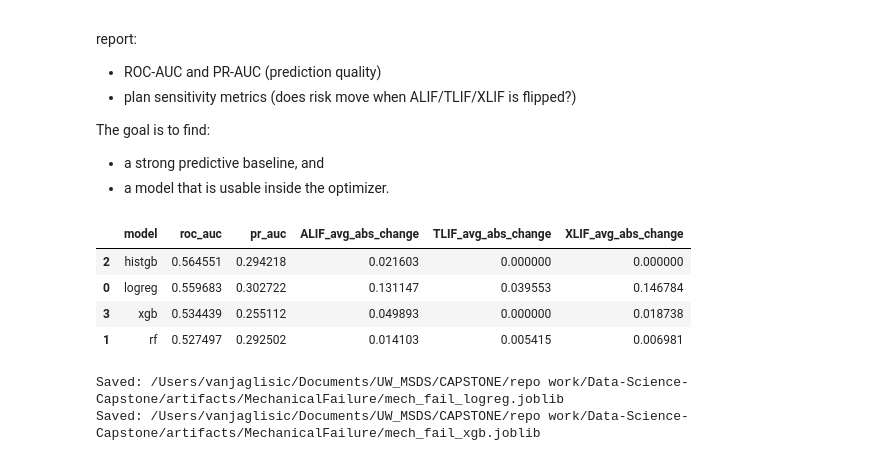
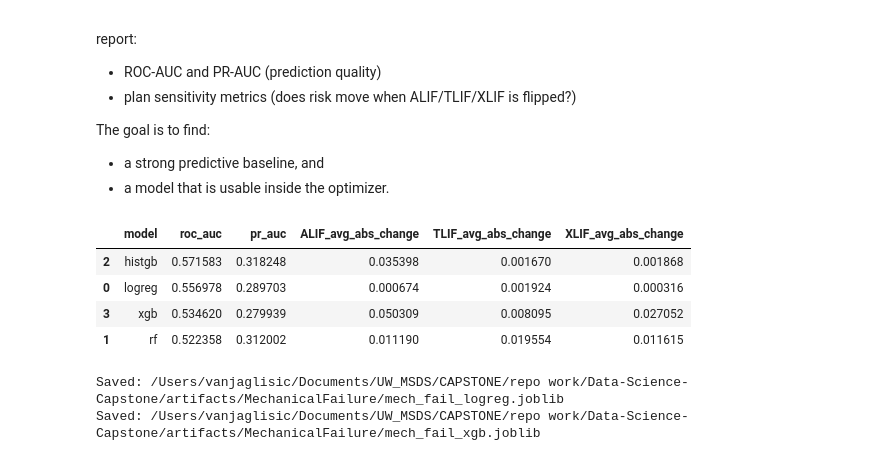
Before and after one commit to 124578-UW/Data-Science-Capstone, a Jupyter notebook: notebooks/01_mech_failure_model.ipynb, the cells around one changed output. Saved outputs shown, nothing was run; the diff lists cells and outputs as text; code cells hidden in the pictures.

```diff
--- a/notebooks/01_mech_failure_model.ipynb
+++ b/notebooks/01_mech_failure_model.ipynb
@@ -34,7 +34,8 @@ sys.path.insert(0, str(Path.cwd().parent))
 from src.config import (
     DATA_PROCESSED,
     MECH_FAIL_FEATURES,
-    MECH_FAIL_TARGET
+    MECH_FAIL_TARGET,
+    BINARY_INDICATOR_COLS
 )
 
 import pandas as pd
@@ -50,15 +51,21 @@ missing = set(MECH_FAIL_FEATURES + [MECH_FAIL_TARGET]) - set(df.columns)
 if missing:
     raise ValueError(f"Missing columns: {missing}")
 
+# Treat binary indicators as categorical
+for col in BINARY_INDICATOR_COLS:
+    if col in df.columns:
+        df[col] = df[col].astype("category")
+
 # Create X and y
 X = df[MECH_FAIL_FEATURES].copy()
 y = df[MECH_FAIL_TARGET].copy()
 
 mask = y.notna()
 X = X.loc[mask]
+
 y = y.loc[mask].astype(int)
+print("Target distribution:\n", y.value_counts())
 
+print("X shape:", X.shape)
 print("ODI dtype:", X["ODI_preop"].dtype)
-print("X shape:", X.shape)
-print("Target distribution:\n", y.value_counts())
 # %% [output]
@@ -104,7 +111,7 @@ from sklearn.model_selection import StratifiedKFold, cross_val_predict
 from sklearn.compose import ColumnTransformer
 from sklearn.pipeline import Pipeline
 from sklearn.impute import SimpleImputer
-from sklearn.preprocessing import OneHotEncoder, StandardScaler
+from sklearn.preprocessing import TargetEncoder, StandardScaler
 from sklearn.linear_model import LogisticRegression
 
 cat_cols = X.select_dtypes(include=["object", "category", "string"]).columns.tolist()
@@ -119,7 +126,7 @@ preprocess = ColumnTransformer(
         ]), num_cols),
         ("cat", Pipeline([
             ("imputer", SimpleImputer(strategy="most_frequent")),
-            ("onehot", OneHotEncoder(handle_unknown="ignore"))
+            ("encoder", TargetEncoder(smooth="auto"))
         ]), cat_cols),
     ]
 )
@@ -355,7 +362,7 @@ from sklearn.model_selection import StratifiedKFold, cross_val_predict
 from sklearn.compose import ColumnTransformer
 from sklearn.pipeline import Pipeline
 from sklearn.impute import SimpleImputer
-from sklearn.preprocessing import OneHotEncoder, StandardScaler
+from sklearn.preprocessing import TargetEncoder, StandardScaler
 
 from sklearn.linear_model import LogisticRegression
 from sklearn.ensemble import RandomForestClassifier, HistGradientBoostingClassifier
@@ -375,13 +382,13 @@ preprocess_lr = ColumnTransformer([
     ("num", Pipeline([("imp", SimpleImputer(strategy="median")),
                       ("sc", StandardScaler())]), num_cols),
     ("cat", Pipeline([("imp", SimpleImputer(strategy="most_frequent")),
-                      ("oh", OneHotEncoder(handle_unknown="ignore"))]), cat_cols),
+                      ("enc", TargetEncoder(smooth="auto"))]), cat_cols),
 ])
 
 preprocess_tree = ColumnTransformer([
     ("num", Pipeline([("imp", SimpleImputer(strategy="median"))]), num_cols),
     ("cat", Pipeline([("imp", SimpleImputer(strategy="most_frequent")),
-                      ("oh", OneHotEncoder(handle_unknown="ignore"))]), cat_cols),
+                      ("enc", TargetEncoder(smooth="auto"))]), cat_cols),
 ])
 
 cv = StratifiedKFold(n_splits=5, shuffle=True, random_state=42)
@@ -458,37 +465,37 @@ results.append(eval_model(
     "histgb",
     preprocess_tree,
     HistGradientBoostingClassifier(
         random_state=42,
         max_depth=3,
         learning_rate=0.05,
         max_iter=400
     )
 ))
 
 # XGBoost (conservative config for small n)
 results.append(eval_model(
     "xgb",
     preprocess_tree,
     XGBClassifier(
         n_estimators=400,
         learning_rate=0.05,
         max_depth=2,
         subsample=0.9,
         colsample_bytree=0.9,
         reg_lambda=1.0,
         min_child_weight=5,
         random_state=42,
         eval_metric="logloss"
     )
 ))
 
 pd.DataFrame(results).sort_values(by=["roc_auc", "pr_auc"], ascending=False)
 # %% [output]
 |  | model | roc_auc | pr_auc | ALIF_avg_abs_change | TLIF_avg_abs_change | XLIF_avg_abs_change |
-| 2 | histgb | 0.564551 | 0.294218 | 0.021603 | 0.000000 | 0.000000 |
-| 0 | logreg | 0.559683 | 0.302722 | 0.131147 | 0.039553 | 0.146784 |
-| 3 | xgb | 0.534439 | 0.255112 | 0.049893 | 0.000000 | 0.018738 |
-| 1 | rf | 0.527497 | 0.292502 | 0.014103 | 0.005415 | 0.006981 |
+| 2 | histgb | 0.571583 | 0.318248 | 0.035398 | 0.001670 | 0.001868 |
+| 0 | logreg | 0.556978 | 0.289703 | 0.000674 | 0.001924 | 0.000316 |
+| 3 | xgb | 0.534620 | 0.279939 | 0.050309 | 0.008095 | 0.027052 |
+| 1 | rf | 0.522358 | 0.312002 | 0.011190 | 0.019554 | 0.011615 |
 # %%
 # Refit final models on full dataset (for saving)
 pipe_logreg = Pipeline([
```
Also changed, not shown: parts of 15 cells of this notebook, 4 other files.
